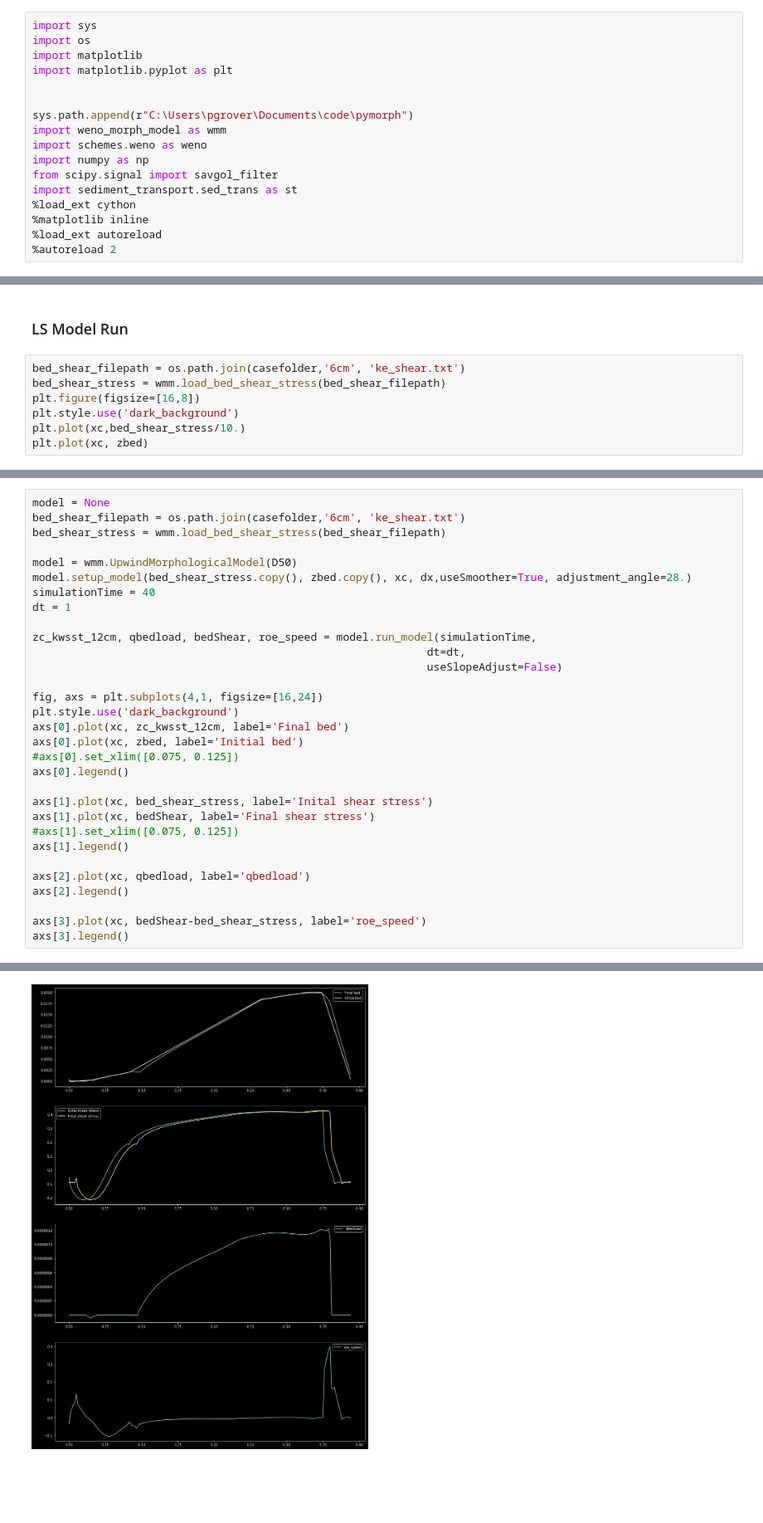
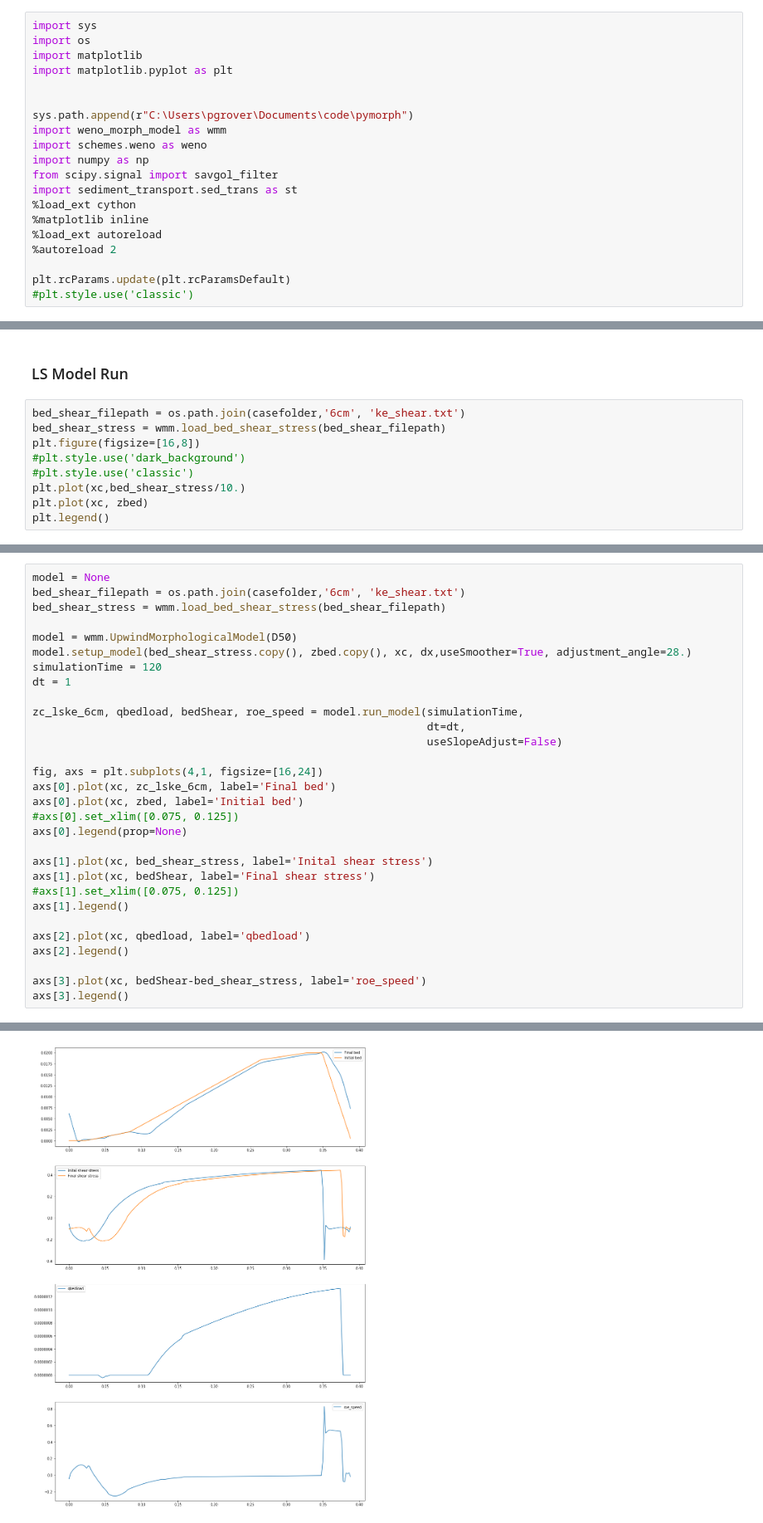
Before and after one commit to plgrover/pymorph, a Jupyter notebook: notebooks/Paper_1/2018-12-12 Paper 1 Dune Modelling.ipynb, the cells around one changed output, grey strips where cells are left out. Shown: that part at 83% size. Saved outputs shown, nothing was run; the diff lists cells and outputs as text; blank space fills up the shorter version.

```diff
--- a/notebooks/Paper_1/2018-12-12 Paper 1 Dune Modelling.ipynb
+++ b/notebooks/Paper_1/2018-12-12 Paper 1 Dune Modelling.ipynb
@@ -15,3 +15,6 @@ import sediment_transport.sed_trans as st
 %matplotlib inline
 %load_ext autoreload
 %autoreload 2
+
+plt.rcParams.update(plt.rcParamsDefault)
+#plt.style.use('classic')
@@ -38,7 +45,9 @@ zbed, xc, dx = wmm.load_bed_profile(bed_filepath)
 bed_shear_filepath = os.path.join(casefolder,'6cm', 'ke_shear.txt')
 bed_shear_stress = wmm.load_bed_shear_stress(bed_shear_filepath)
 plt.figure(figsize=[16,8])
-plt.style.use('dark_background')
+#plt.style.use('dark_background')
+#plt.style.use('classic')
 plt.plot(xc,bed_shear_stress/10.)
 plt.plot(xc, zbed)
+plt.legend()
 # %% [output]
@@ -51,19 +63,18 @@ bed_shear_stress = wmm.load_bed_shear_stress(bed_shear_filepath)
 
 model = wmm.UpwindMorphologicalModel(D50)
 model.setup_model(bed_shear_stress.copy(), zbed.copy(), xc, dx,useSmoother=True, adjustment_angle=28.)
-simulationTime = 40
+simulationTime = 120
 dt = 1
 
-zc_kwsst_12cm, qbedload, bedShear, roe_speed = model.run_model(simulationTime,
+zc_lske_6cm, qbedload, bedShear, roe_speed = model.run_model(simulationTime,
                                                              dt=dt,
                                                              useSlopeAdjust=False)
 
 fig, axs = plt.subplots(4,1, figsize=[16,24])
-plt.style.use('dark_background')
-axs[0].plot(xc, zc_kwsst_12cm, label='Final bed')
+axs[0].plot(xc, zc_lske_6cm, label='Final bed')
 axs[0].plot(xc, zbed, label='Initial bed')
 #axs[0].set_xlim([0.075, 0.125])
-axs[0].legend()
+axs[0].legend(prop=None)
 
 axs[1].plot(xc, bed_shear_stress, label='Inital shear stress')
 axs[1].plot(xc, bedShear, label='Final shear stress')
@@ -89,4 +100,4 @@ Max qbedload = 1.207526117331331e-06
  Done
  ----------------------------
 <matplotlib.legend.Legend at 0x...>
-[figure, old version]
+[figure, new version]
```
Also changed, not shown: parts of 15 cells of this notebook, 2 other files.
